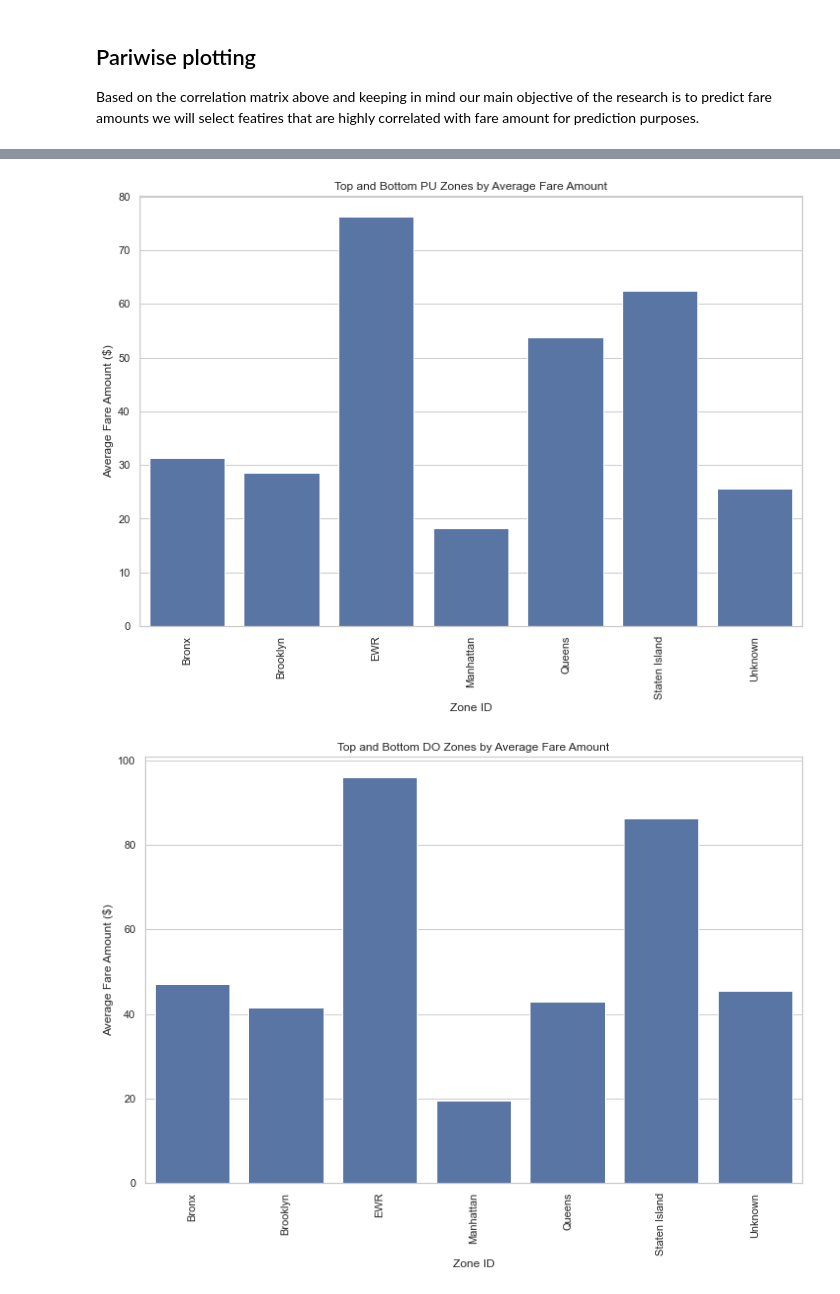
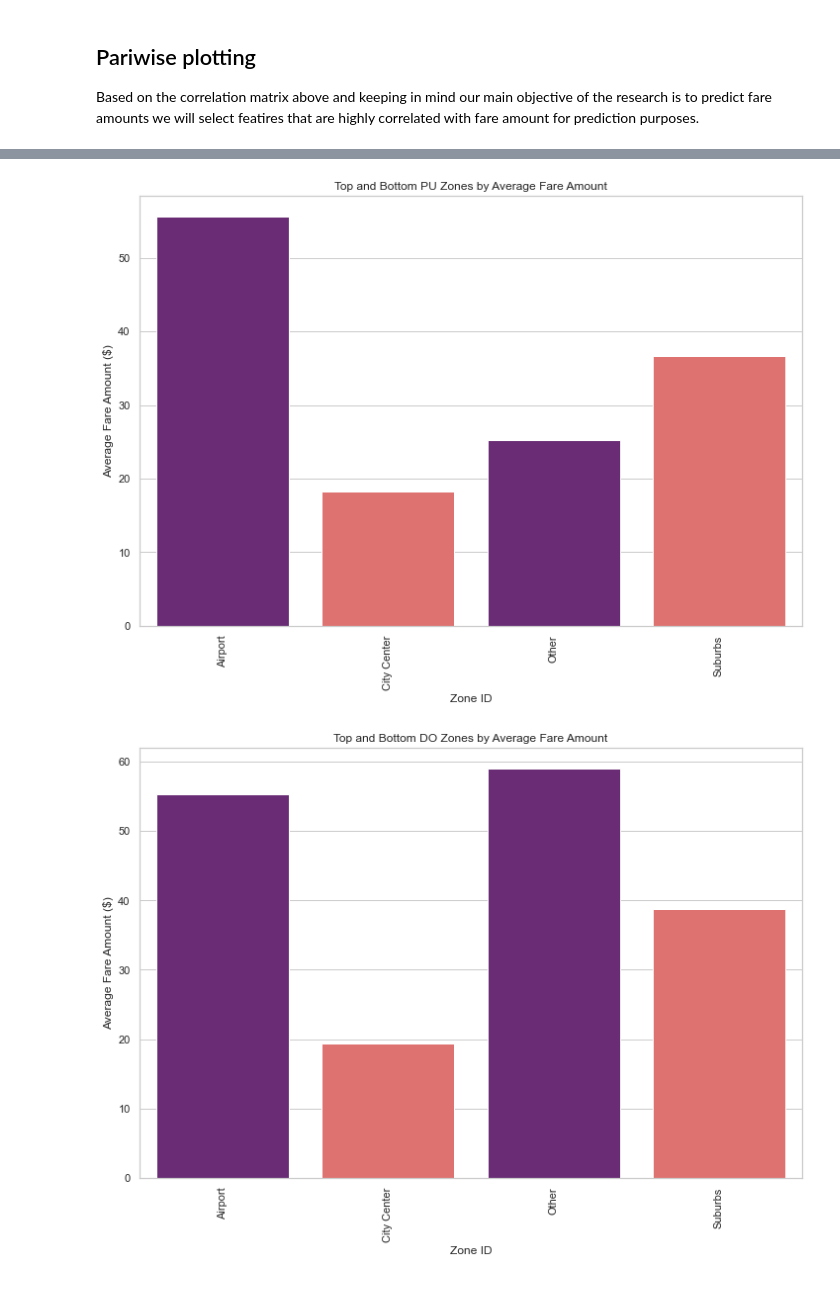
Before and after one commit to doli99/Advanced_Data_Analytics_Advanced_Programming_UNIL_MsCM_BA_Mariam_Dolidze_2024, a Jupyter notebook: 4. NYC_Taxi_Trip_EDA.ipynb, the cells around one changed output, grey strips where cells are left out. Drawn from its saved outputs; the diff is of its cells as text; code cells hidden in the pictures.

```diff
--- a/4. NYC_Taxi_Trip_EDA.ipynb
+++ b/4. NYC_Taxi_Trip_EDA.ipynb
@@ -477,3 +424,6 @@ These statistics are essential for:
 # %% [markdown]
 ## 3.3 Analyzing Counts of Categorical Variables
+# %%
+# List of categorical variables to plot
+categorical_vars = df.select_dtypes(include=['category']).columns.tolist()
 # %%
@@ -639,12 +539,0 @@ plt.tight_layout()
-# %%
-# List of categorical variables to plot
-categorical_vars = ['payment_type', 'pickup_time_of_day', 'pickup_season', 'pickup_day_type','is_holiday','passenger_count_category']
-
-plt.figure(figsize=(15, 15))
-for i, var in enumerate(categorical_vars):
-    plt.subplot(3, 2, i + 1)
-    sns.countplot(x=var, data=filtered_df)
-    plt.title(f'Frequency of {var}')
-    plt.xticks(rotation=45)
-plt.tight_layout()
-plt.show()
@@ -789,12 +592,0 @@ plt.show()
-# %%
-# List of categorical variables to plot
-categorical_vars = ['payment_type', 'pickup_time_of_day', 'pickup_season', 'pickup_day_type','is_holiday','passenger_count_category']
-
-plt.figure(figsize=(15, 15))
-for i, var in enumerate(categorical_vars):
-    plt.subplot(3, 2, i + 1)
-    sns.countplot(x=var, data=filtered_df)
-    plt.title(f'Frequency of {var}')
-    plt.xticks(rotation=45)
-plt.tight_layout()
-plt.show()
@@ -841,10 +684,12 @@ plt.show()
 # %%
+# Define a color palette with multiple colors
+custom_palette = sns.color_palette("magma", len(df[var].unique()))
 
-# Categorical Analysis with Box Plots
-categorical_vars = ['pickup_time_of_day', 'pickup_day_type', 'pickup_season','is_holiday']
+# Iterate through categorical variables and create box plots
+categorical_vars = ['pickup_time_of_day', 'pickup_day_type', 'pickup_season', 'is_holiday']
 for var in categorical_vars:
     plt.figure(figsize=(14, 7))
-    sns.boxplot(x=var, y='fare_amount', data=filtered_df)
+    sns.boxplot(x=var, y='fare_amount', data=df, palette=custom_palette, dodge= False)
     plt.title(f'Impact of {var} on Fare Amount')
     plt.xticks(rotation=45)
     plt.show()
@@ -870,7 +744,7 @@ for var in categorical_vars:
 
 # Assuming df is your DataFrame and 'PULocationID' and 'fare_amount' are columns
 # Group by 'PULocationID' and calculate average fare amount
-zone_fares = filtered_df.groupby('PUborough')['fare_amount'].mean().reset_index()
+zone_fares = df.groupby('PUcategory')['fare_amount'].mean().reset_index()
 
 # Sort zones by average fare amount to identify top and bottom zones
 zone_fares_sorted = zone_fares.sort_values(by='fare_amount', ascending=False)
@@ -884,37 +758,37 @@ combined_zones = pd.concat([top_zones, bottom_zones])
 
 # Plot
 plt.figure(figsize=(12, 8))
-sns.barplot(x='PUborough', y='fare_amount', data=combined_zones)
+sns.barplot(x='PUcategory', y='fare_amount', data=combined_zones,palette=custom_palette, dodge= False)
 plt.title('Top and Bottom PU Zones by Average Fare Amount')
 plt.xlabel('Zone ID')
 plt.ylabel('Average Fare Amount ($)')
 plt.xticks(rotation=90)
 plt.show()
 # %% [output]
-[figure, old version]
+[figure, new version]
 # %%
 
 # Assuming df is your DataFrame and 'PULocationID' and 'fare_amount' are columns
 # Group by 'PULocationID' and calculate average fare amount
-zone_fares = filtered_df.groupby('DOborough')['fare_amount'].mean().reset_index()
+zone_fares = df.groupby('DOcategory')['fare_amount'].mean().reset_index()
 
 # Sort zones by average fare amount to identify top and bottom zones
 zone_fares_sorted = zone_fares.sort_values(by='fare_amount', ascending=False)
 
 # Plotting top 10 and bottom 10 zones
 top_zones = zone_fares_sorted.head(10)
 bottom_zones = zone_fares_sorted.tail(10)
 
 # Combine data for plotting
 combined_zones = pd.concat([top_zones, bottom_zones])
 
 # Plot
 plt.figure(figsize=(12, 8))
-sns.barplot(x='DOborough', y='fare_amount', data=combined_zones)
+sns.barplot(x='DOcategory', y='fare_amount', data=combined_zones,palette=custom_palette, dodge= False)
 plt.title('Top and Bottom DO Zones by Average Fare Amount')
 plt.xlabel('Zone ID')
 plt.ylabel('Average Fare Amount ($)')
 plt.xticks(rotation=90)
 plt.show()
 # %% [output]
-[figure, old version]
+[figure, new version]
```
Also changed, not shown: parts of 65 cells of this notebook.
